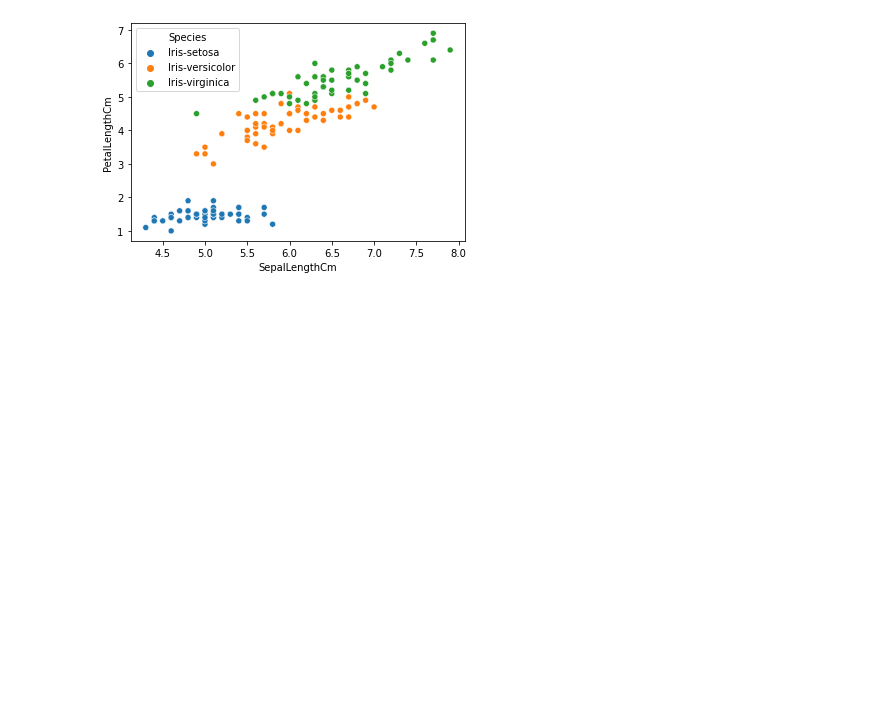
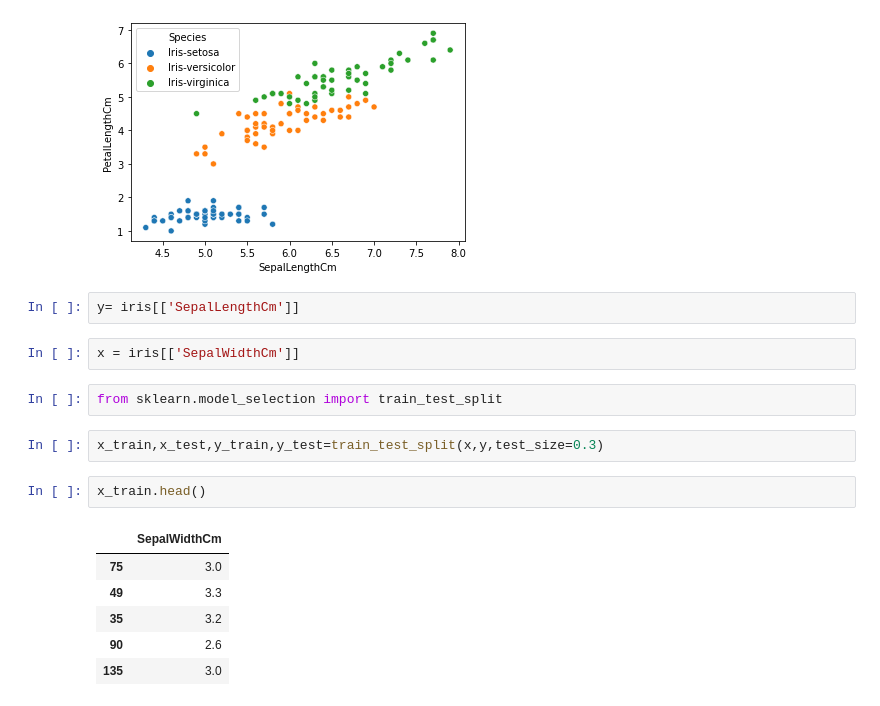
Before and after one commit to harshDesai244/daTA_SCI, a Jupyter notebook: Linear regression.ipynb, the cells around one changed output. Drawn from its saved outputs; the diff is of its cells as text; blank space fills up the shorter version.

```diff
--- a/Linear regression.ipynb
+++ b/Linear regression.ipynb
@@ -67,3 +67,20 @@ sns.scatterplot(x='SepalLengthCm',y='PetalLengthCm',data=iris,hue='Species')
 plt.show()
 # %% [output]
 [figure]
+# %%
+y= iris[['SepalLengthCm']]
+# %%
+x = iris[['SepalWidthCm']]
+# %%
+from sklearn.model_selection import train_test_split
+# %%
+x_train,x_test,y_train,y_test=train_test_split(x,y,test_size=0.3)
+# %%
+x_train.head()
+# %% [output]
+|  | SepalWidthCm |
+| 75 | 3.0 |
+| 49 | 3.3 |
+| 35 | 3.2 |
+| 90 | 2.6 |
+| 135 | 3.0 |
```
Also changed, not shown: parts of 19 cells of this notebook.
